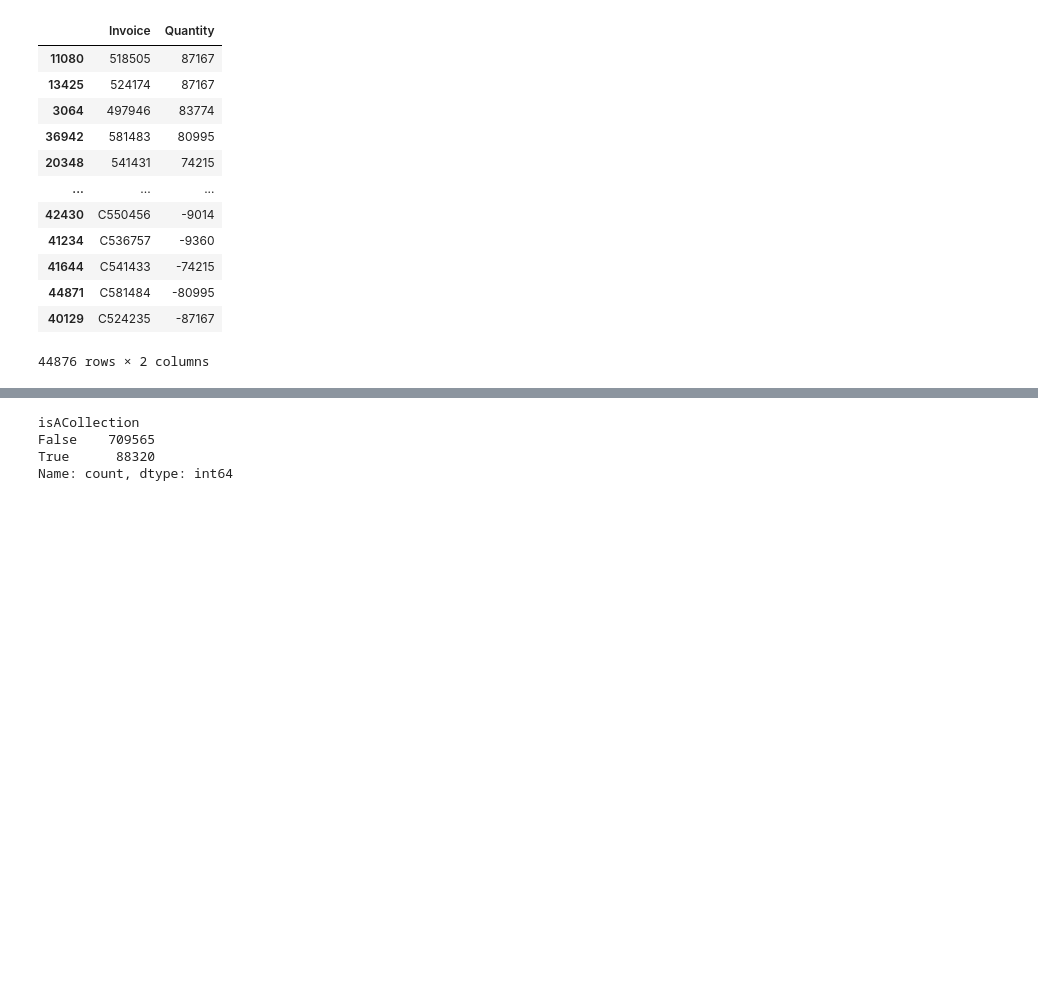
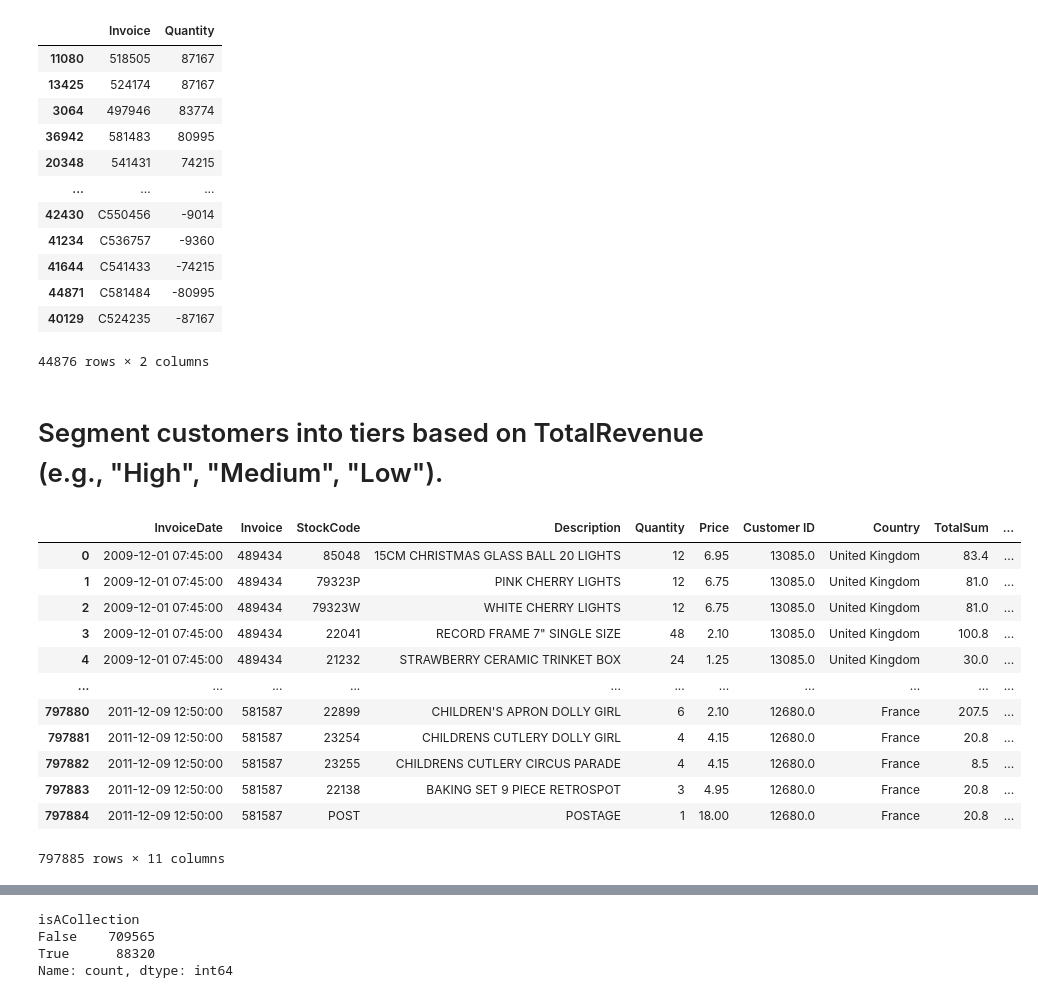
Before and after one commit to hsahmad112/DataAndThingsW2025, a Jupyter notebook: exercise_3.ipynb, the cells around one changed output, grey strips where cells are left out. Cells and saved outputs as stored; diff of their text form; code cells hidden in the pictures; blank space fills up the shorter version.

```diff
--- a/exercise_3.ipynb
+++ b/exercise_3.ipynb
@@ -399,3 +386,25 @@ xx.sort_values(by=['Quantity'], ascending=False)
 | 44871 | C581484 | -80995 |
 | 40129 | C524235 | -87167 |
 44876 rows × 2 columns
+# %% [markdown]
+# Segment customers into tiers based on TotalRevenue (e.g., "High", "Medium", "Low").
+# %%
+#logic for creating the tiers in the main dataframe
+customer_tier = lambda tier: 'Low' if tier < 139 else ('Medium' if tier <= 337 else 'High')
+#basing the logic on the temp DF and bringing the result to the main DF
+df['Customer_Tier_Category'] = df['total_revenue'].apply(customer_tier)
+df
+# %% [output]
+|  | InvoiceDate | Invoice | StockCode | Description | Quantity | Price | Customer ID | Country | TotalSum | ... |
+| 0 | 2009-12-01 07:45:00 | 489434 | 85048 | 15CM CHRISTMAS GLASS BALL 20 LIGHTS | 12 | 6.95 | 13085.0 | United Kingdom | 83.4 | ... |
+| 1 | 2009-12-01 07:45:00 | 489434 | 79323P | PINK CHERRY LIGHTS | 12 | 6.75 | 13085.0 | United Kingdom | 81.0 | ... |
+| 2 | 2009-12-01 07:45:00 | 489434 | 79323W | WHITE CHERRY LIGHTS | 12 | 6.75 | 13085.0 | United Kingdom | 81.0 | ... |
+| 3 | 2009-12-01 07:45:00 | 489434 | 22041 | RECORD FRAME 7" SINGLE SIZE | 48 | 2.10 | 13085.0 | United Kingdom | 100.8 | ... |
+| 4 | 2009-12-01 07:45:00 | 489434 | 21232 | STRAWBERRY CERAMIC TRINKET BOX | 24 | 1.25 | 13085.0 | United Kingdom | 30.0 | ... |
+| ... | ... | ... | ... | ... | ... | ... | ... | ... | ... | ... |
+| 797880 | 2011-12-09 12:50:00 | 581587 | 22899 | CHILDREN'S APRON DOLLY GIRL | 6 | 2.10 | 12680.0 | France | 207.5 | ... |
+| 797881 | 2011-12-09 12:50:00 | 581587 | 23254 | CHILDRENS CUTLERY DOLLY GIRL | 4 | 4.15 | 12680.0 | France | 20.8 | ... |
+| 797882 | 2011-12-09 12:50:00 | 581587 | 23255 | CHILDRENS CUTLERY CIRCUS PARADE | 4 | 4.15 | 12680.0 | France | 8.5 | ... |
+| 797883 | 2011-12-09 12:50:00 | 581587 | 22138 | BAKING SET 9 PIECE RETROSPOT | 3 | 4.95 | 12680.0 | France | 20.8 | ... |
+| 797884 | 2011-12-09 12:50:00 | 581587 | POST | POSTAGE | 1 | 18.00 | 12680.0 | France | 20.8 | ... |
+797885 rows × 11 columns
```
Also changed, not shown: parts of 20 cells of this notebook.
